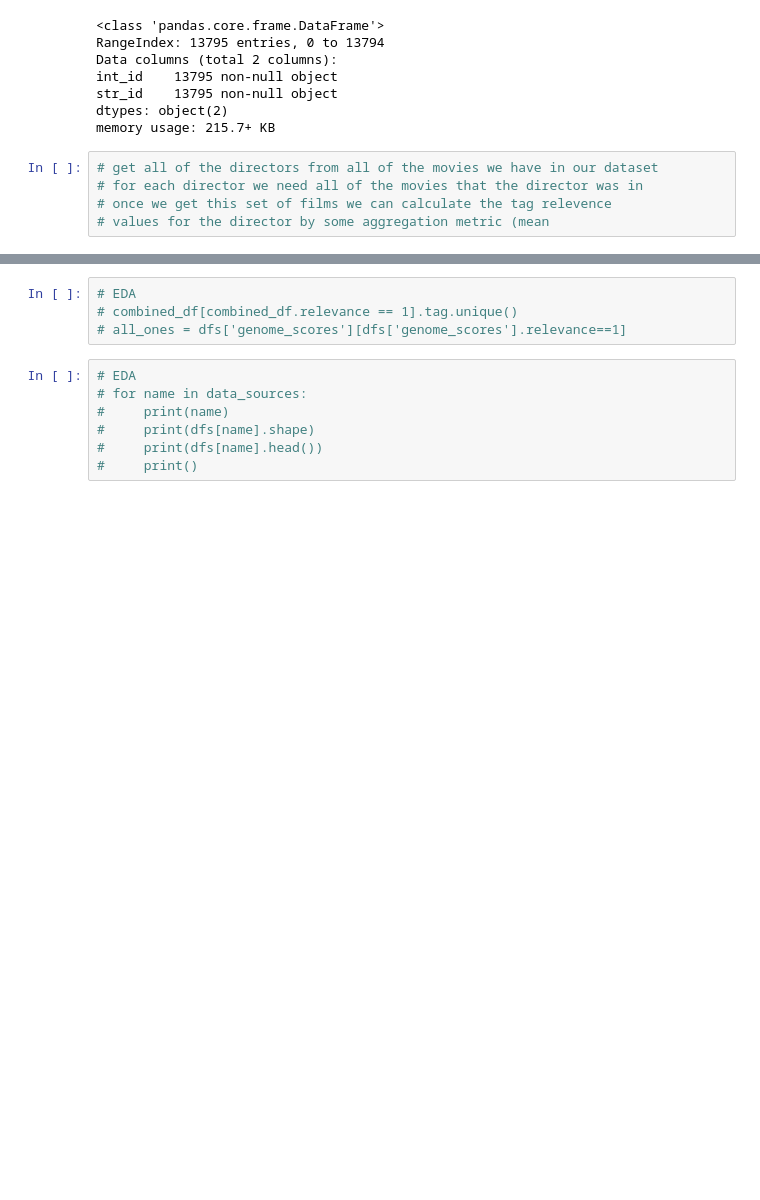
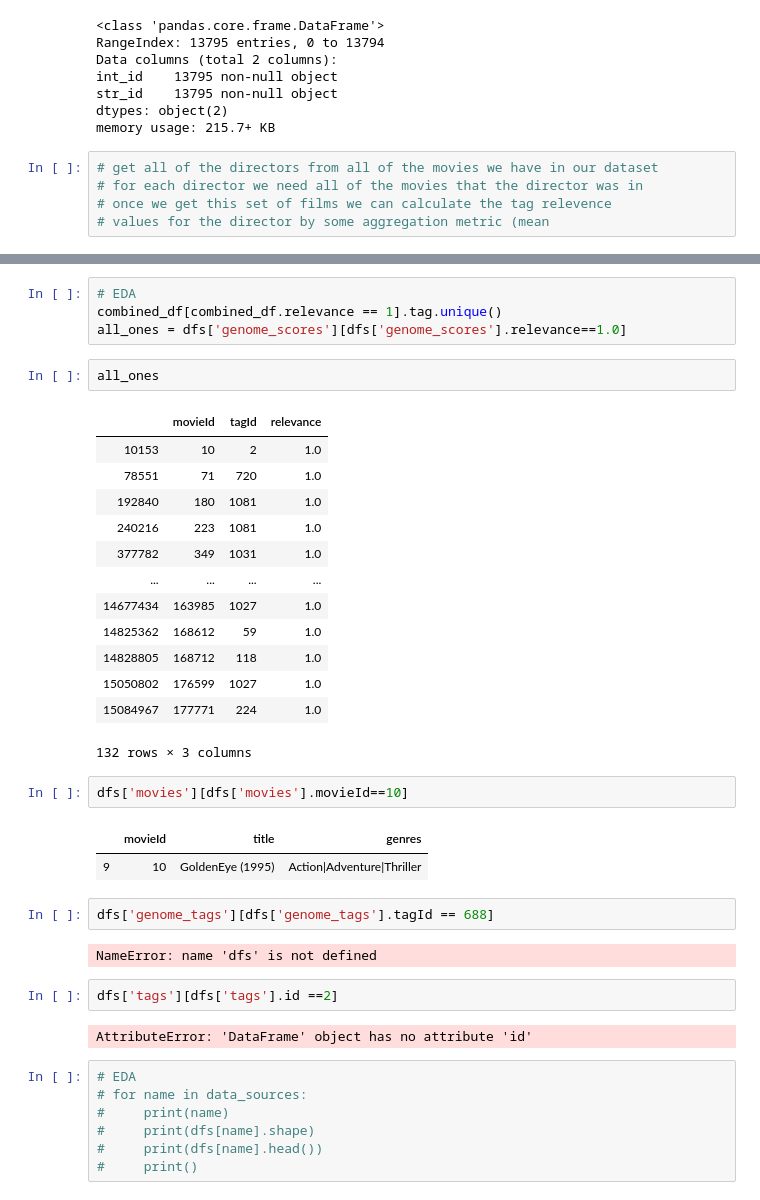
Before and after one commit to cwipy7/moreco, a Jupyter notebook: data_prep/etl_create_db.ipynb, the cells around one changed output, grey strips where cells are left out. Cells and saved outputs as stored; diff of their text form; blank space fills up the shorter version.

```diff
--- a/data_prep/etl_create_db.ipynb
+++ b/data_prep/etl_create_db.ipynb
@@ -256,7 +270,36 @@ memory usage: 215.7+ KB
 # %%
 # EDA
-# combined_df[combined_df.relevance == 1].tag.unique()
-# all_ones = dfs['genome_scores'][dfs['genome_scores'].relevance==1]
+combined_df[combined_df.relevance == 1].tag.unique()
+all_ones = dfs['genome_scores'][dfs['genome_scores'].relevance==1.0]
+# %%
+all_ones
+# %% [output]
+|  | movieId | tagId | relevance |
+| 10153 | 10 | 2 | 1.0 |
+| 78551 | 71 | 720 | 1.0 |
+| 192840 | 180 | 1081 | 1.0 |
+| 240216 | 223 | 1081 | 1.0 |
+| 377782 | 349 | 1031 | 1.0 |
+| ... | ... | ... | ... |
+| 14677434 | 163985 | 1027 | 1.0 |
+| 14825362 | 168612 | 59 | 1.0 |
+| 14828805 | 168712 | 118 | 1.0 |
+| 15050802 | 176599 | 1027 | 1.0 |
+| 15084967 | 177771 | 224 | 1.0 |
+132 rows × 3 columns
+# %%
+dfs['movies'][dfs['movies'].movieId==10]
+# %% [output]
+|  | movieId | title | genres |
+| 9 | 10 | GoldenEye (1995) | Action|Adventure|Thriller |
+# %%
+dfs['genome_tags'][dfs['genome_tags'].tagId == 688]
+# %% [output]
+NameError: name 'dfs' is not defined
+# %%
+dfs['tags'][dfs['tags'].id ==2]
+# %% [output]
+AttributeError: 'DataFrame' object has no attribute 'id'
 # %%
 # EDA
 # for name in data_sources:
```
Also changed, not shown: parts of 9 cells of this notebook, 1 other file.
